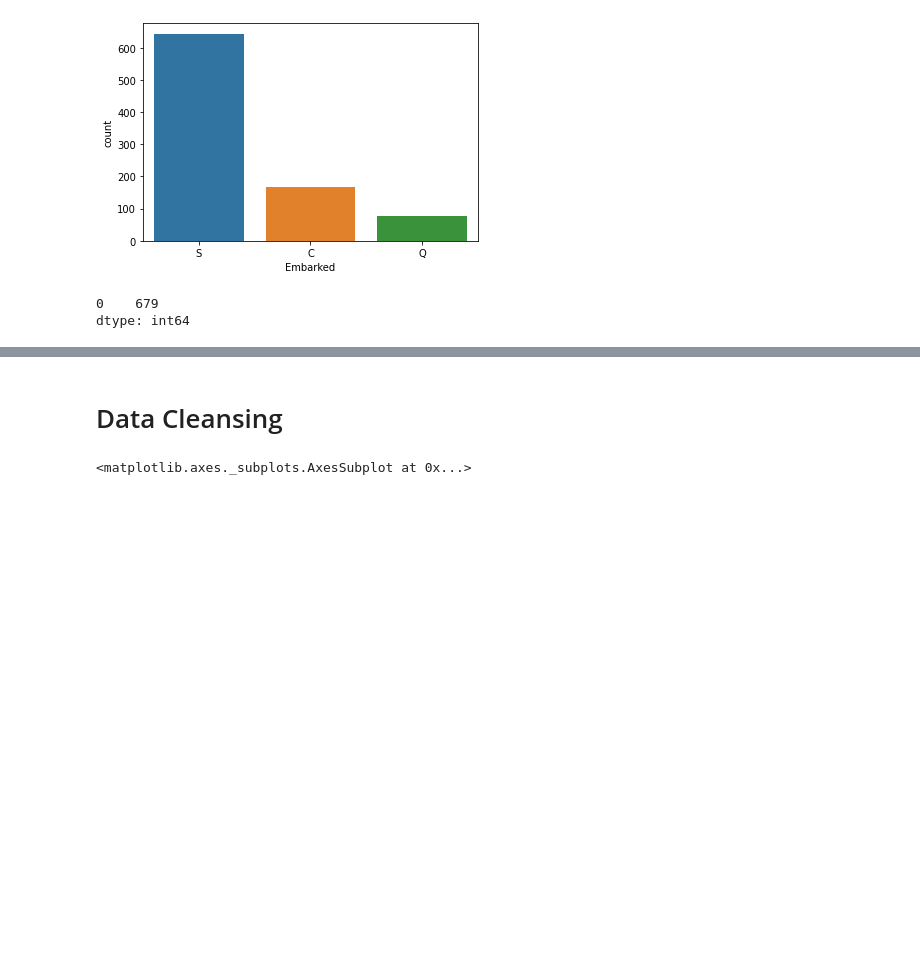
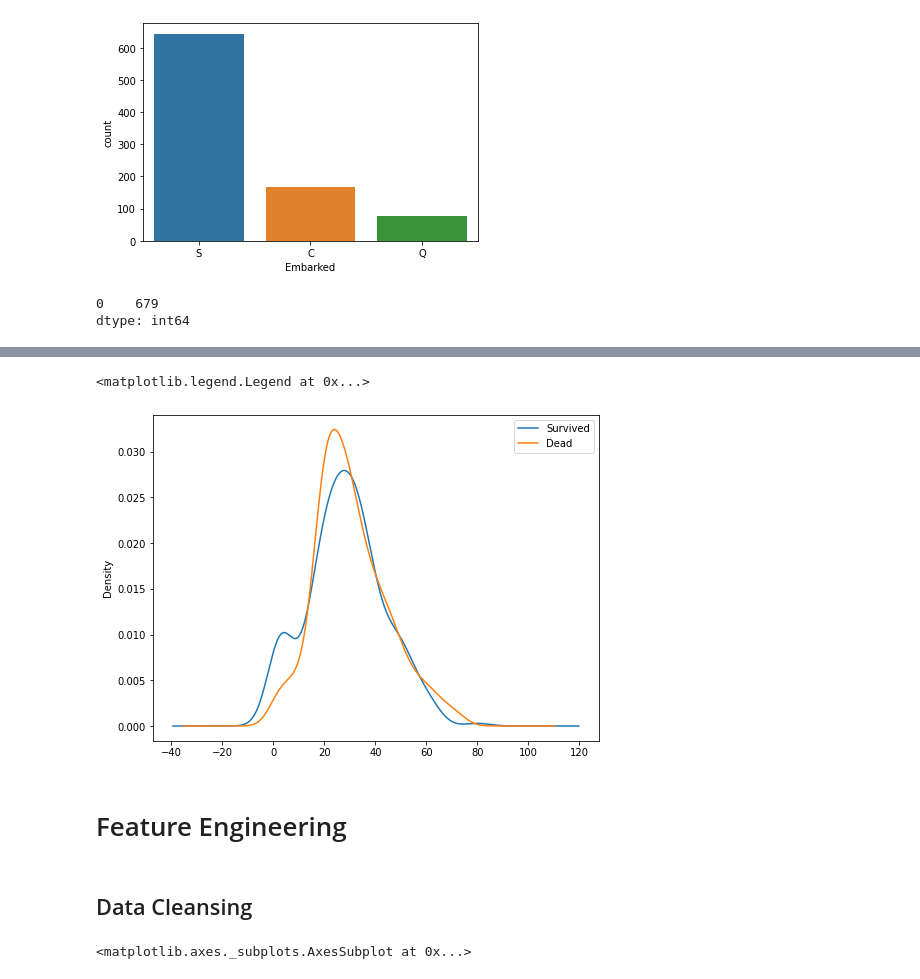
Before and after one commit to choiking10/kaggle-competition, a Jupyter notebook: Titanic.ipynb, the cells around one changed output, grey strips where cells are left out. Saved outputs shown, nothing was run; the diff lists cells and outputs as text; code cells hidden in the pictures; blank space fills up the shorter version.

```diff
--- a/Titanic.ipynb
+++ b/Titanic.ipynb
@@ -153,5 +199,17 @@ dtype: int64
+# %%
+plt.figure(figsize=(8, 6))
+
+train_data[train_data["Survived"]==1]["Age"].plot(kind='kde')
+train_data[train_data["Survived"]==0]["Age"].plot(kind='kde')
+
+plt.legend(['Survived', 'Dead'])
+# %% [output]
+<matplotlib.legend.Legend at 0x...>
+[figure, added]
+# %% [markdown]
+# Feature Engineering
 # %% [markdown]
-# Data Cleansing
+## Data Cleansing
 # %%
 import seaborn as sns
 from patsy import dmatrix
```
Also changed, not shown: parts of 11 cells of this notebook.
